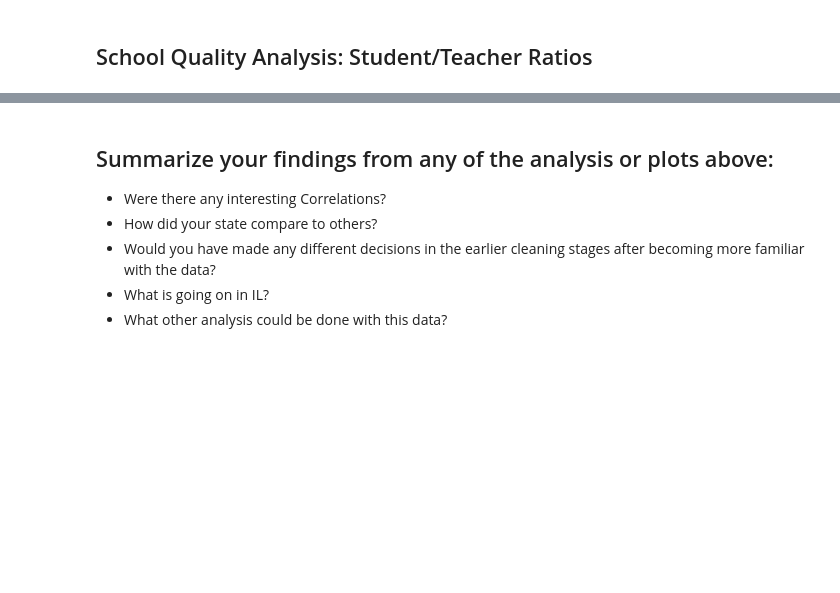
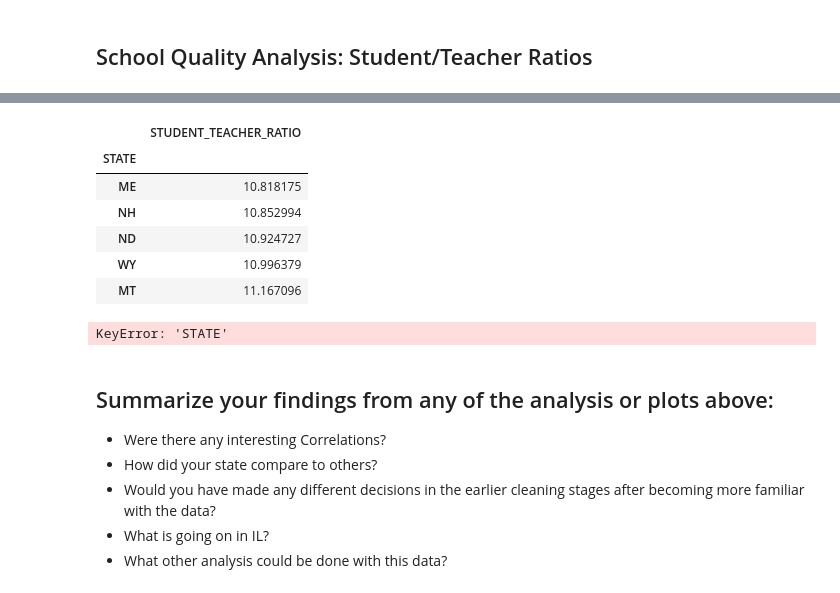
Before and after one commit to cold-quix/school-analysis, a Jupyter notebook: public_school_analysis.ipynb, the cells around one changed output, grey strips where cells are left out. Cells and saved outputs as stored; diff of their text form; code cells hidden in the pictures; blank space fills up the shorter version.

```diff
--- a/public_school_analysis.ipynb
+++ b/public_school_analysis.ipynb
@@ -366,7 +392,20 @@ Name: STUDENT_TEACHER_RATIO, dtype: float64
 # %%
 # List or plot the lowest 5
+temp_ratio.sort_values("STUDENT_TEACHER_RATIO", ascending=True).head(5)
+# %% [output]
+|  | STUDENT_TEACHER_RATIO |
+| STATE |  |
+| ME | 10.818175 |
+| NH | 10.852994 |
+| ND | 10.924727 |
+| WY | 10.996379 |
+| MT | 11.167096 |
 # %%
 # Print your state's Student Teacher Ratios
+print(temp_ratio["STATE"])
+#print(temp_ratio[temp_ratio["STATE"] == "NY"])
+# %% [output]
+KeyError: 'STATE'
 # %% [markdown]
 ## Summarize your findings from any of the analysis or plots above:
 * Were there any interesting Correlations?
```
Also changed, not shown: parts of 4 cells of this notebook.
